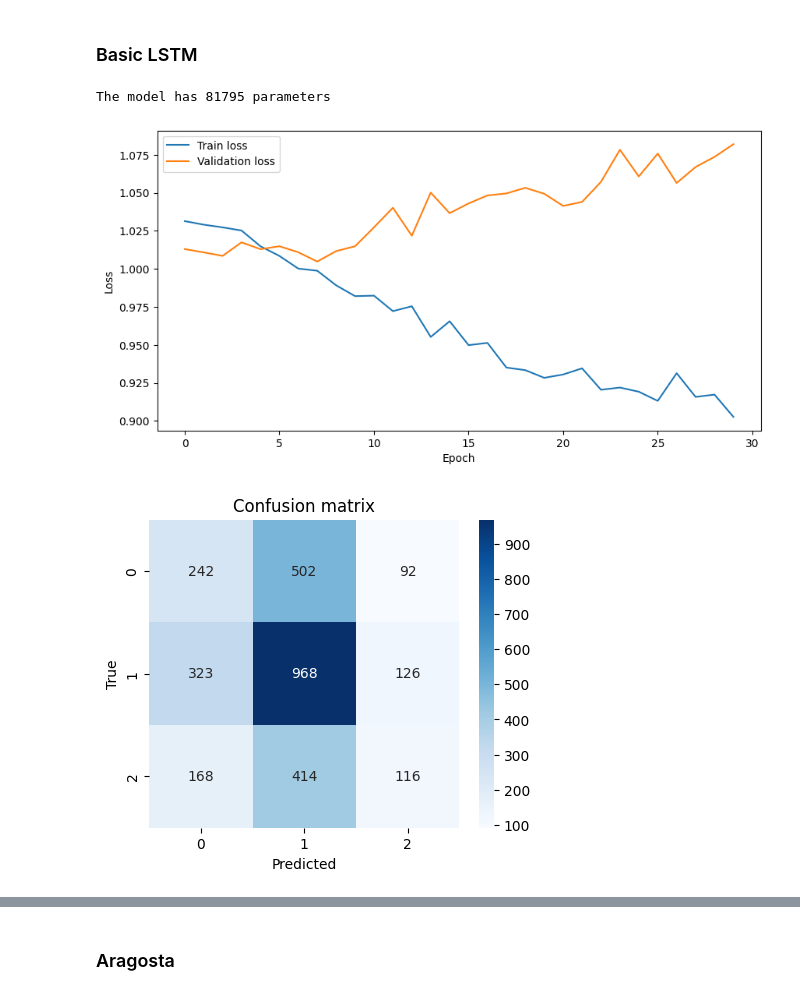
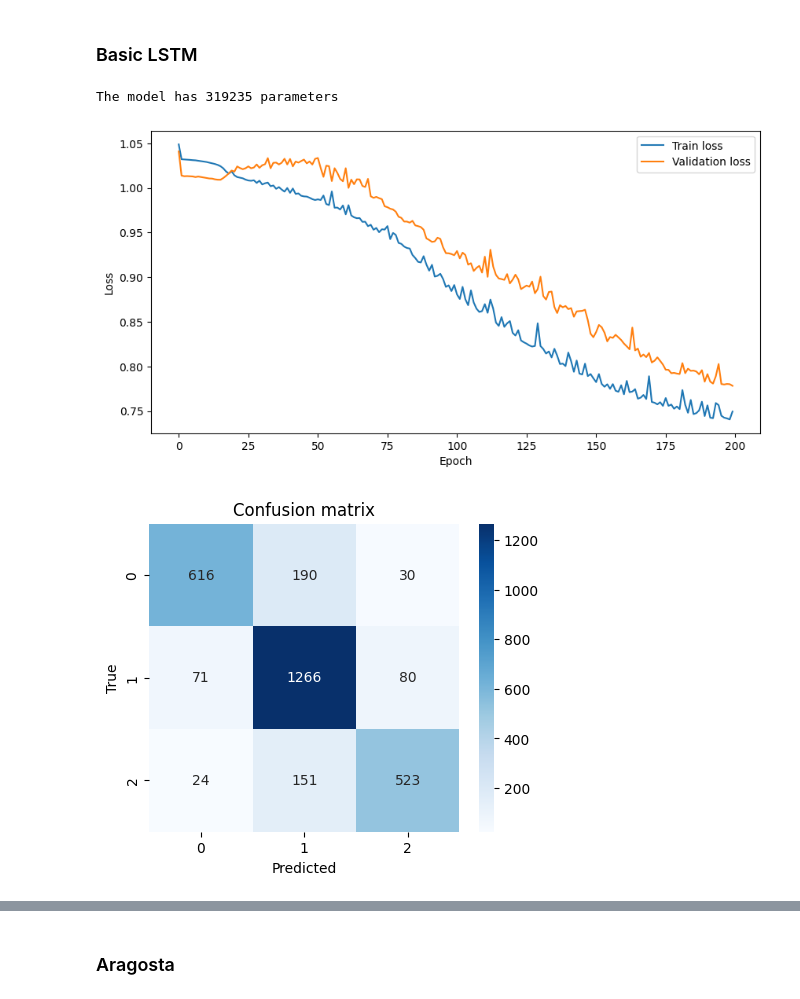
Before and after one commit to JoeLsvj/stocks_forecasting_LOB, a Jupyter notebook: Gabriele/notebook classification.ipynb, the cells around one changed output, grey strips where cells are left out. Saved outputs shown, nothing was run; the diff lists cells and outputs as text; code cells hidden in the pictures.

```diff
--- a/Gabriele/notebook classification.ipynb
+++ b/Gabriele/notebook classification.ipynb
@@ -166,43 +162,43 @@ dataloader_test.dataset.channels = False
 model_params = {
     'input_size': X_train.shape[1],
     'output_size': len(np.unique(y_train.cpu().numpy())),
-    'hidden_size': 64,
+    'hidden_size': 128,
     'num_layers': 2,
-    'dropout': 0.0
+    'dropout': 0.2
 }
 model = utils.ModelTools.build_model(Models.LSTM, model_params).to(device)
 
 # Optimizer parameters
-LEARNING_RATE = 1e-4
+LEARNING_RATE = 1e-5
 optimizer = torch.optim.Adam(model.parameters(), lr=LEARNING_RATE)
 criterion = torch.nn.CrossEntropyLoss()
 
 # Print the number of parameters
 n_params = sum(p.numel() for p in model.parameters() if p.requires_grad)
 print(f'The model has {n_params} parameters')
 
 # Train the model
 train_res = utils.train(
     train_loader = dataloader_train,
     val_loader = dataloader_val,
     model = model,
     optimizer = optimizer,
     criterion = criterion,
     device = device,
-    n_epochs = 30,
+    n_epochs = 200,
 )
 
 # Plot loss evolution
 plt.figure(figsize=(10, 5))
 plt.plot(train_res['losses_train'], label='Train loss')
 plt.plot(train_res['losses_val'], label='Validation loss')
 plt.xlabel('Epoch')
 plt.ylabel('Loss')
 plt.legend()
 plt.show()
 # %% [output]
-The model has 81795 parameters
+The model has 319235 parameters
-[figure, old version]
+[figure, new version]
 # %%
 evaluation_res = utils.evaluate(
     model = model,
@@ -224,4 +220,4 @@ plt.ylabel('True')
 plt.title('Confusion matrix')
 plt.show()
 # %% [output]
-[figure, old version]
+[figure, new version]
```
Also changed, not shown: parts of 7 cells of this notebook, 1 other file.
